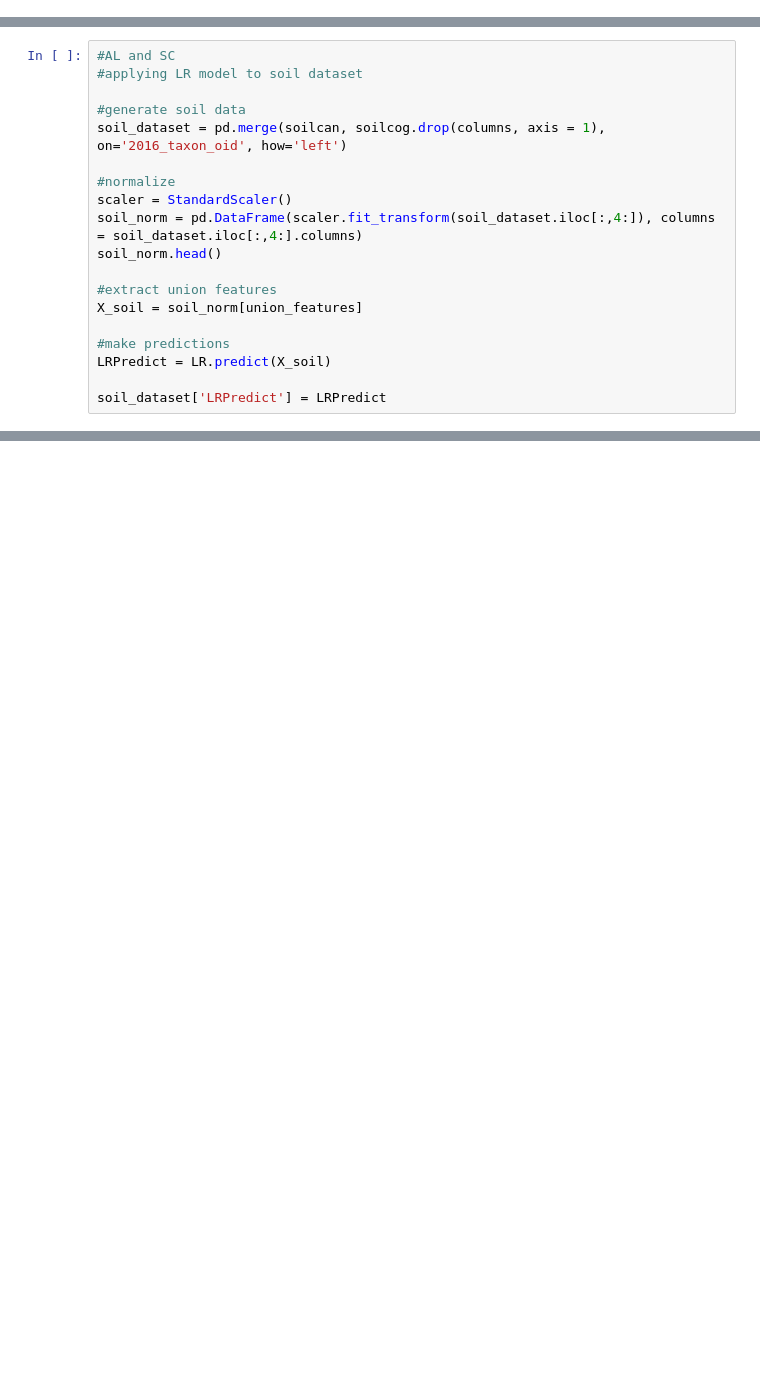
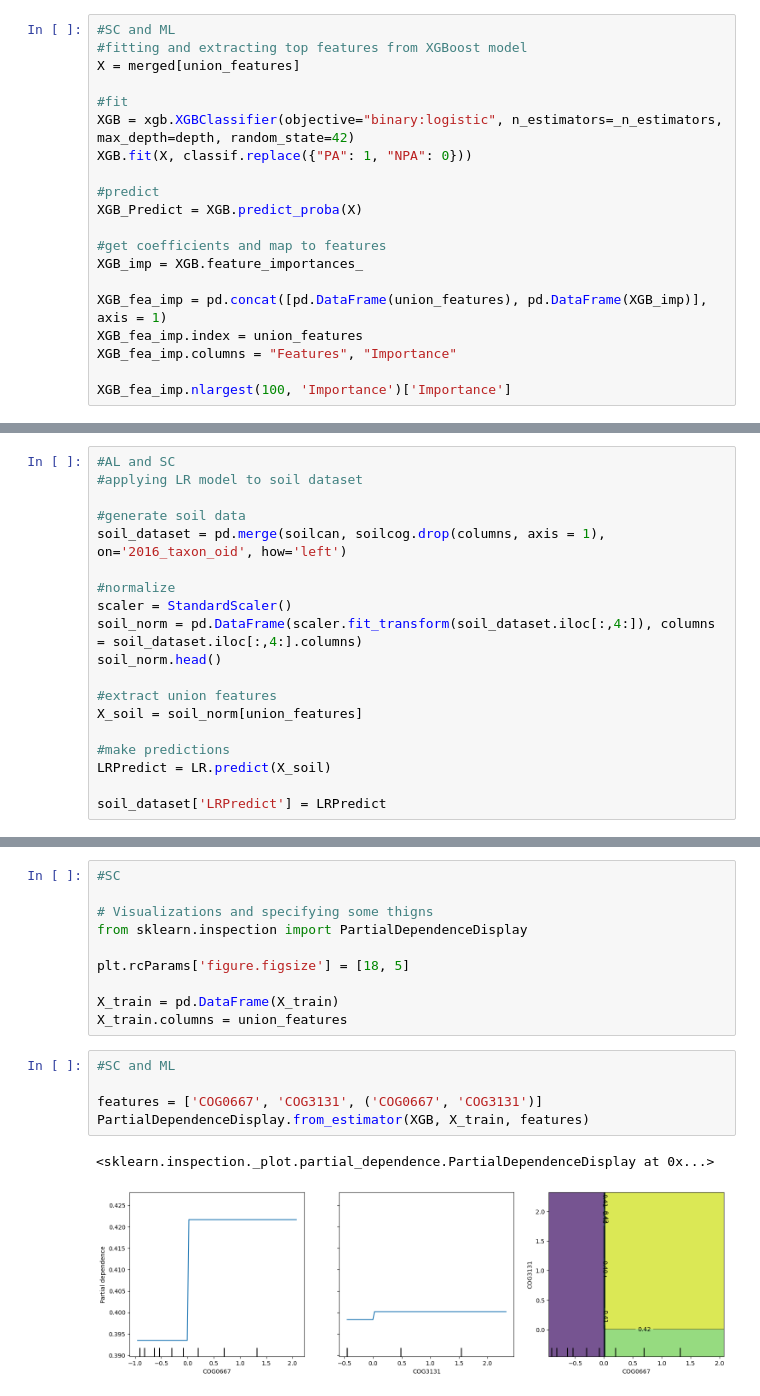
Before and after one commit to ajlukasiewicz/Team_9_MacLearn, a Jupyter notebook: Prediction_of_plant_associated_bacteria.ipynb, the cells around one changed output, grey strips where cells are left out. Cells and saved outputs as stored; diff of their text form; blank space fills up the shorter version.

```diff
--- a/Prediction_of_plant_associated_bacteria.ipynb
+++ b/Prediction_of_plant_associated_bacteria.ipynb
@@ -429,3 +519,23 @@ GH74        0.000000
 COG5361     0.000000
 COG0297     0.000000
 Name: Coefficents, Length: 100, dtype: float64
+# %%
+#SC and ML
+#fitting and extracting top features from XGBoost model
+X = merged[union_features]
+
+#fit
+XGB = xgb.XGBClassifier(objective="binary:logistic", n_estimators=_n_estimators, max_depth=depth, random_state=42)
+XGB.fit(X, classif.replace({"PA": 1, "NPA": 0}))
+
+#predict
+XGB_Predict = XGB.predict_proba(X)
+
+#get coefficients and map to features
+XGB_imp = XGB.feature_importances_
+
+XGB_fea_imp = pd.concat([pd.DataFrame(union_features), pd.DataFrame(XGB_imp)], axis = 1)
+XGB_fea_imp.index = union_features
+XGB_fea_imp.columns = "Features", "Importance"
+
+XGB_fea_imp.nlargest(100, 'Importance')['Importance']
@@ -482,0 +643,18 @@ counts
+# %%
+#SC
+
+# Visualizations and specifying some thigns
+from sklearn.inspection import PartialDependenceDisplay
+
+plt.rcParams['figure.figsize'] = [18, 5]
+
+X_train = pd.DataFrame(X_train)
+X_train.columns = union_features
+# %%
+#SC and ML
+
+features = ['COG0667', 'COG3131', ('COG0667', 'COG3131')]
+PartialDependenceDisplay.from_estimator(XGB, X_train, features)
+# %% [output]
+<sklearn.inspection._plot.partial_dependence.PartialDependenceDisplay at 0x...>
+[figure, added]
```
Also changed, not shown: parts of 23 cells of this notebook.
